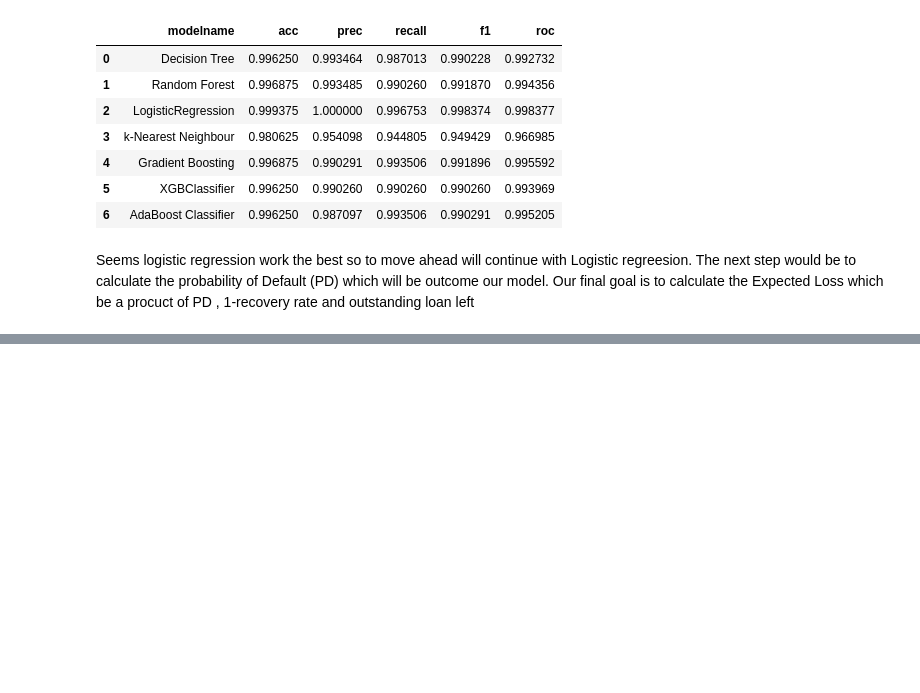
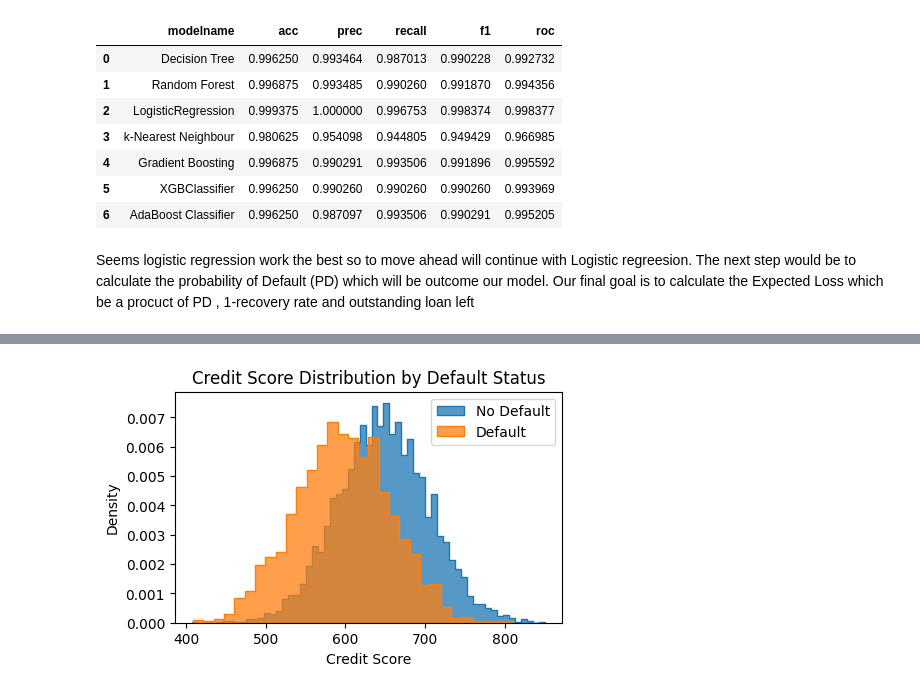
Before and after one commit to MittalMonika/DataScience, a Jupyter notebook: PredictPrice_JP2.ipynb, the cells around one changed output, grey strips where cells are left out. Cells and saved outputs as stored; diff of their text form; code cells hidden in the pictures; blank space fills up the shorter version.

```diff
--- a/PredictPrice_JP2.ipynb
+++ b/PredictPrice_JP2.ipynb
@@ -353,0 +419,15 @@ print(list(EL))
+# %%
+#plt.figure(figsize=(,6))
+
+# borrowers who did not default
+sns.histplot(data=df[df['default'] == 0], x='fico_score', element='step', stat='density', label='No Default')
+
+# borrowers who defaulted
+sns.histplot(data=df[df['default'] == 1], x='fico_score', element='step', stat='density', label='Default')
+
+plt.title('Credit Score Distribution by Default Status')
+plt.xlabel('Credit Score')
+plt.legend()
+plt.show()
+# %% [output]
+[figure, added]
```
Also changed, not shown: parts of 23 cells of this notebook.
